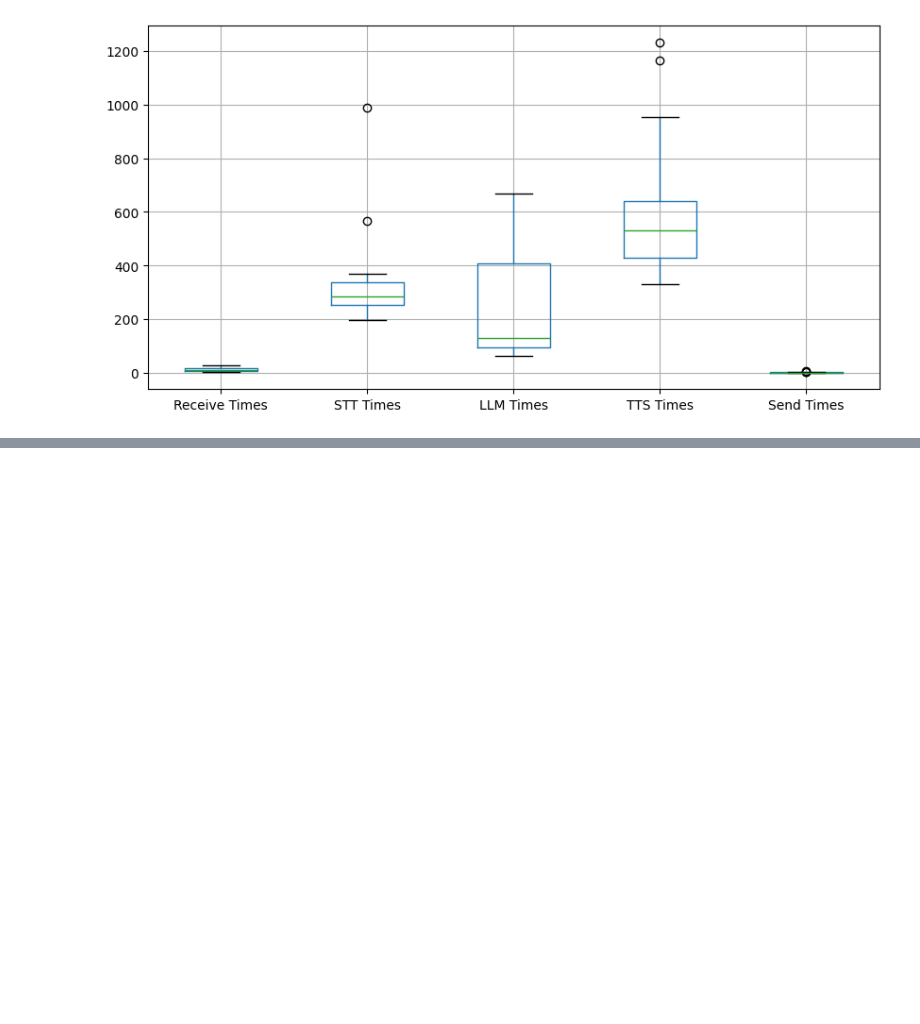
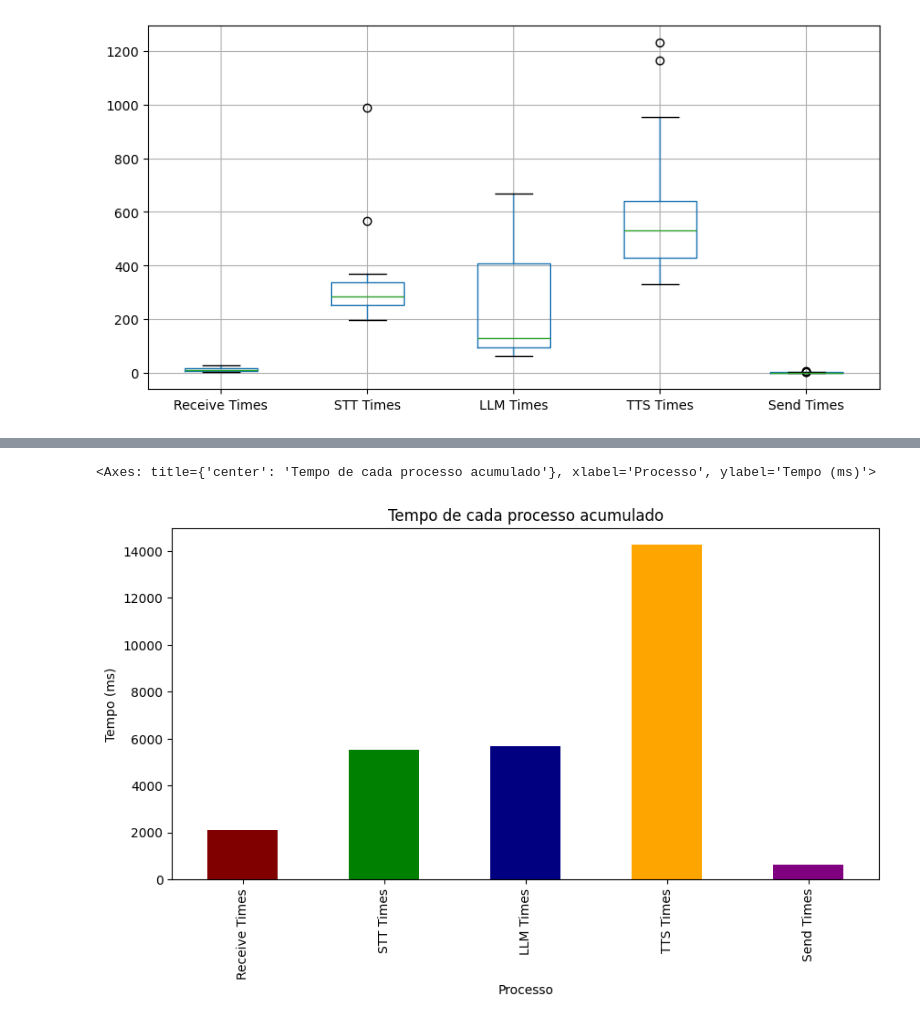
Before and after one commit to wesferr/Artificial-Intelligence-Virtual-Patient, a Jupyter notebook: servidor_audio/analisys.ipynb, the cells around one changed output, grey strips where cells are left out. Drawn from its saved outputs; the diff is of its cells as text; code cells hidden in the pictures; blank space fills up the shorter version.

```diff
--- a/servidor_audio/analisys.ipynb
+++ b/servidor_audio/analisys.ipynb
@@ -76,0 +113,5 @@ plt.show()
+# %%
+size_table.sum(axis=0).plot(title="Tempo de cada processo acumulado", kind='bar', figsize=(10, 5), color=color_dict.values(), xlabel="Processo", ylabel="Tempo (ms)")
+# %% [output]
+<Axes: title={'center': 'Tempo de cada processo acumulado'}, xlabel='Processo', ylabel='Tempo (ms)'>
+[figure, added]
```
Also changed, not shown: parts of 6 cells of this notebook.
